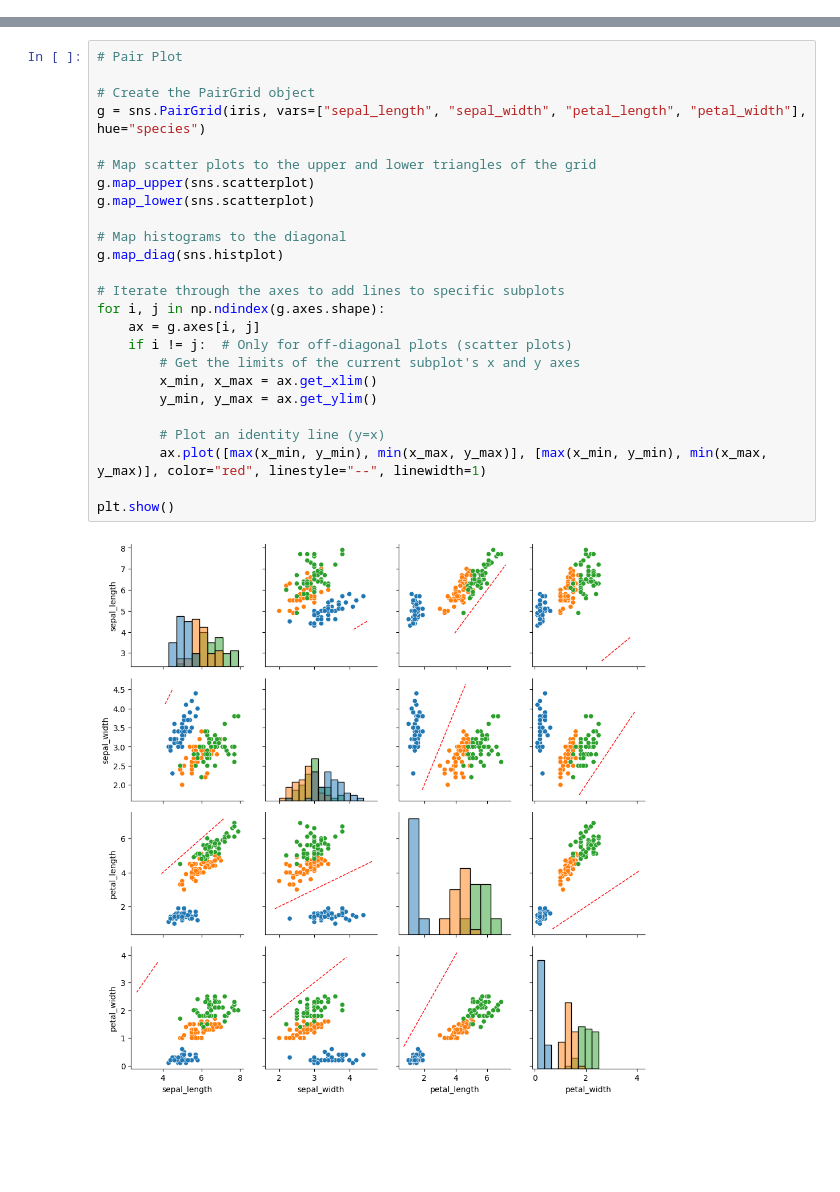
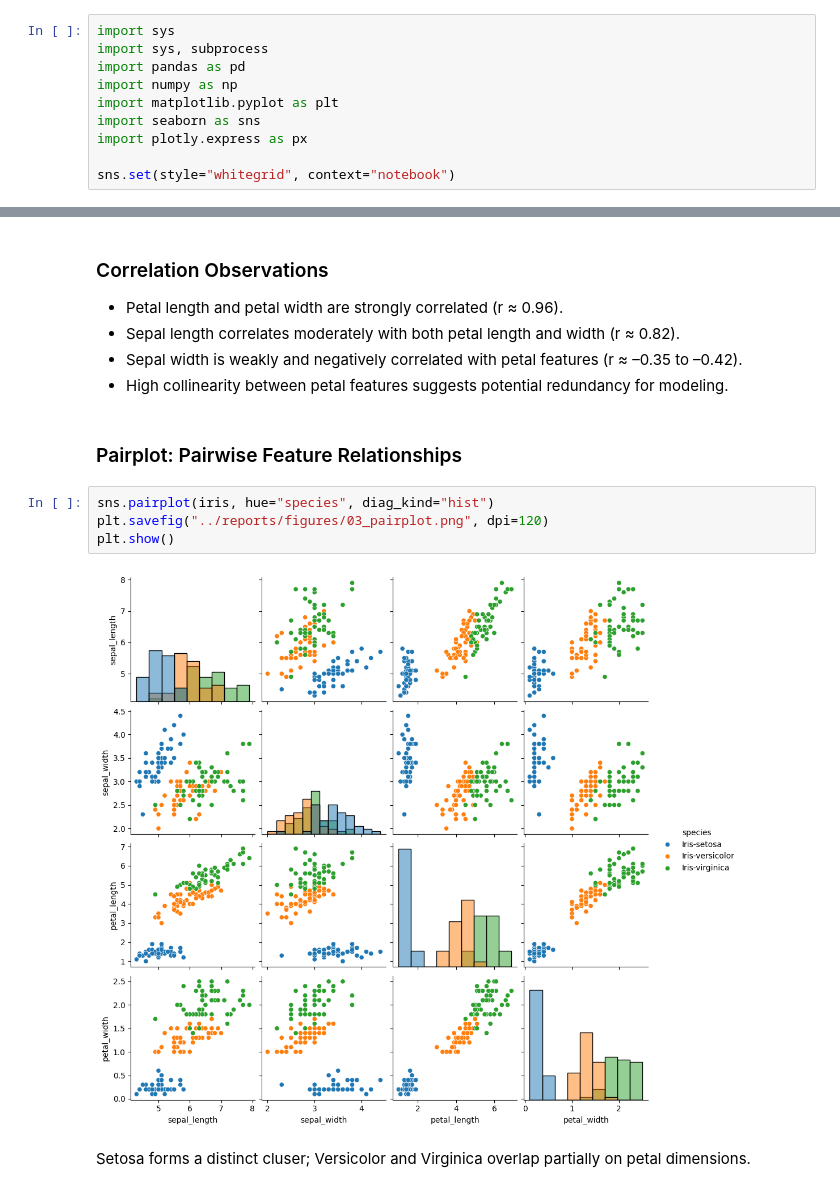
Before and after one commit to AlexDevOp4/machine-learning-from-scratch, a Jupyter notebook: iris-classifier/notebooks/02_eda.ipynb, the cells around one changed output, grey strips where cells are left out. Saved outputs shown, nothing was run; the diff lists cells and outputs as text; blank space fills up the shorter version.

```diff
--- a/iris-classifier/notebooks/02_eda.ipynb
+++ b/iris-classifier/notebooks/02_eda.ipynb
@@ -33,0 +16,10 @@ Requirement already satisfied: pure-eval in /Users/amir/Documents/Documents-Alex
+# %%
+import sys
+import sys, subprocess
+import pandas as pd
+import numpy as np
+import matplotlib.pyplot as plt
+import seaborn as sns
+import plotly.express as px
+
+sns.set(style="whitegrid", context="notebook")
@@ -78,27 +91,16 @@ Sepal Width and Petal Width: -0.35
+# %% [markdown]
+### Correlation Observations
+- Petal length and petal width are strongly correlated (r ≈ 0.96).
+- Sepal length correlates moderately with both petal length and width (r ≈ 0.82).
+- Sepal width is weakly and negatively correlated with petal features (r ≈ –0.35 to –0.42).
+- High collinearity between petal features suggests potential redundancy for modeling.
+# %% [markdown]
+### Pairplot: Pairwise Feature Relationships
 # %%
-# Pair Plot
-
-# Create the PairGrid object
-g = sns.PairGrid(iris, vars=["sepal_length", "sepal_width", "petal_length", "petal_width"], hue="species")
-
-# Map scatter plots to the upper and lower triangles of the grid
-g.map_upper(sns.scatterplot)
-g.map_lower(sns.scatterplot)
-
-# Map histograms to the diagonal
-g.map_diag(sns.histplot)
-
-# Iterate through the axes to add lines to specific subplots
-for i, j in np.ndindex(g.axes.shape):
-    ax = g.axes[i, j]
-    if i != j:  # Only for off-diagonal plots (scatter plots)
-        # Get the limits of the current subplot's x and y axes
-        x_min, x_max = ax.get_xlim()
-        y_min, y_max = ax.get_ylim()
-
-        # Plot an identity line (y=x)
-        ax.plot([max(x_min, y_min), min(x_max, y_max)], [max(x_min, y_min), min(x_max, y_max)], color="red", linestyle="--", linewidth=1)
-
+sns.pairplot(iris, hue="species", diag_kind="hist")
+plt.savefig("../reports/figures/03_pairplot.png", dpi=120)
 plt.show()
 # %% [output]
-[figure, old version]
+[figure, new version]
+# %% [markdown]
+Setosa forms a distinct cluser; Versicolor and Virginica overlap partially on petal dimensions.
```
Also changed, not shown: parts of 28 cells of this notebook, 8 other files.
